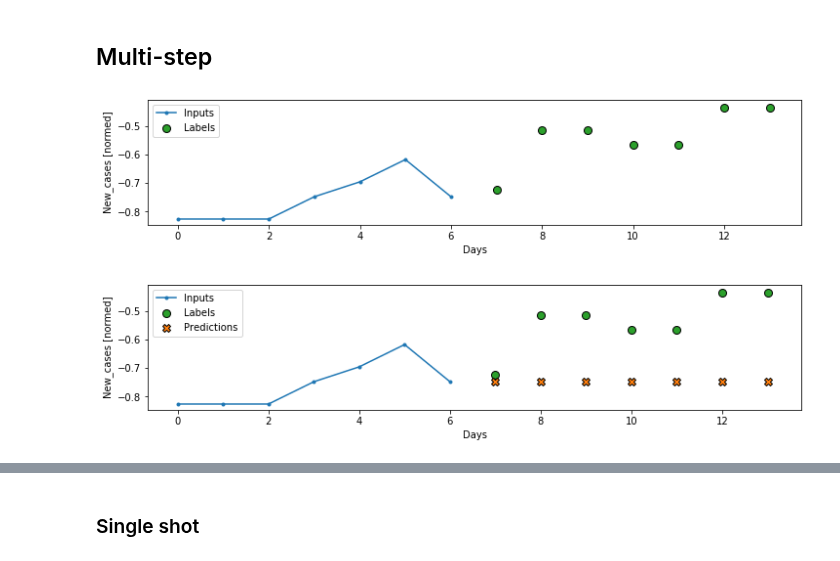
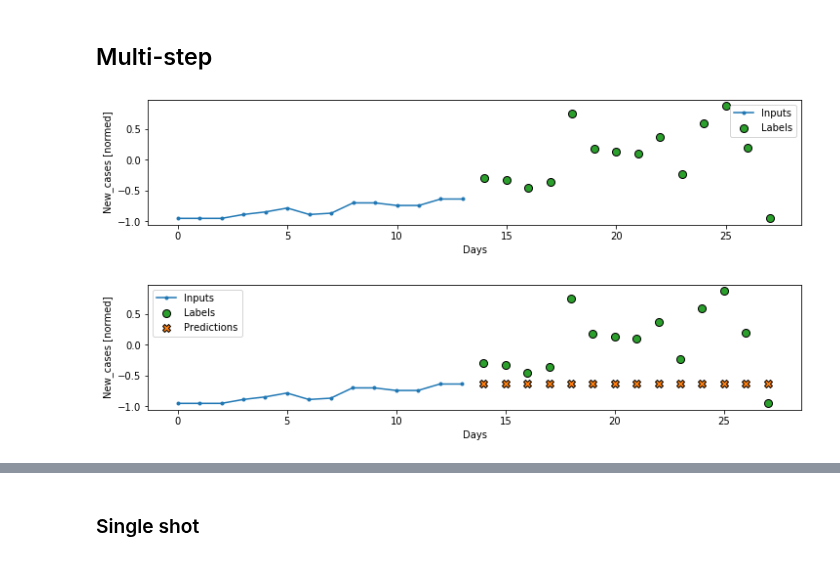
Before and after one commit to nicoloverardo/master-degree-thesis, a Jupyter notebook: notebooks/05-tfts.ipynb, the cells around one changed output, grey strips where cells are left out. Cells and saved outputs as stored; diff of their text form; code cells hidden in the pictures.

```diff
--- a/notebooks/05-tfts.ipynb
+++ b/notebooks/05-tfts.ipynb
@@ -18,7 +18,7 @@ from tfts import *
 
 import tensorflow as tf
 # %%
-data_path = "../../data"
+data_path = "../data"
 # %%
 DataDownloader(data_path).download_all_csv()
 # %%
@@ -73,11 +73,12 @@ province = "Firenze"
 compart = "New_cases"
 date = 'Date'
 # %%
-df = covidpro_df[covidpro_df.Province == province].query('20200801 > Date')
+df = covidpro_df[covidpro_df.Province == province].query('20200701 > Date')
 # %%
 df = df.set_index(date)
 # %%
-df = df.loc[:, ['New_cases', 'Deaths']]
+df_orig = df.copy()
+df = df.loc[:, ['New_cases']]
 # %%
 df.plot(subplots=True, figsize=(8,5))
 plt.show()
@@ -353,5 +355,23 @@ plot_comparison_results(lstm_model.metrics_names, val_performance, performance)
 # %% [markdown]
 ### Multi-output
+# %%
+df = df_orig.loc[:, ['New_cases', 'Deaths']]
+
+column_indices = {name: i for i, name in enumerate(df.columns)}
+
+n = len(df)
+train_df = df[0:int(n*0.4)]
+val_df = df[int(n*0.4):int(n*0.7)]
+test_df = df[int(n*0.7):]
+
+num_features = df.shape[1]
+
+train_mean = train_df.mean()
+train_std = train_df.std()
+
+train_df = (train_df - train_mean) / train_std
+val_df = (val_df - train_mean) / train_std
+test_df = (test_df - train_mean) / train_std
 # %%
 single_step_window = WindowGenerator(
     # `WindowGenerator` returns all features as labels if you
@@ -505,15 +536,18 @@ plot_comparison_results(lstm_model.metrics_names, val_performance, performance)
 # %% [markdown]
 ## Multi-step
 # %%
-OUT_STEPS = 7
-multi_window = WindowGenerator(input_width=7,
-                               label_width=OUT_STEPS,
-                               shift=OUT_STEPS,
-    train_df=train_df, val_df=val_df, test_df=test_df)
+OUT_STEPS = 14
+multi_window = WindowGenerator(
+    input_width=14,
+    label_width=OUT_STEPS,
+    shift=OUT_STEPS,
+    train_df=train_df,
+    val_df=val_df,
+    test_df=test_df)
 
 multi_window.plot()
 # %% [output]
-[figure, old version]
+[figure, new version]
 # %%
 last_baseline = MultiStepLastBaseline(OUT_STEPS)
 last_baseline.compile(loss=tf.losses.MeanSquaredError(),
@@ -529,7 +563,7 @@ multi_performance['Last'] = last_baseline.evaluate(multi_window.test, verbose=0)
 # %%
 multi_window.plot(last_baseline)
 # %% [output]
-[figure, old version]
+[figure, new version]
 # %%
 repeat_baseline = RepeatBaseline()
 repeat_baseline.compile(loss=tf.losses.MeanSquaredError(),
```
Also changed, not shown: parts of 64 cells of this notebook, 2 other files.
